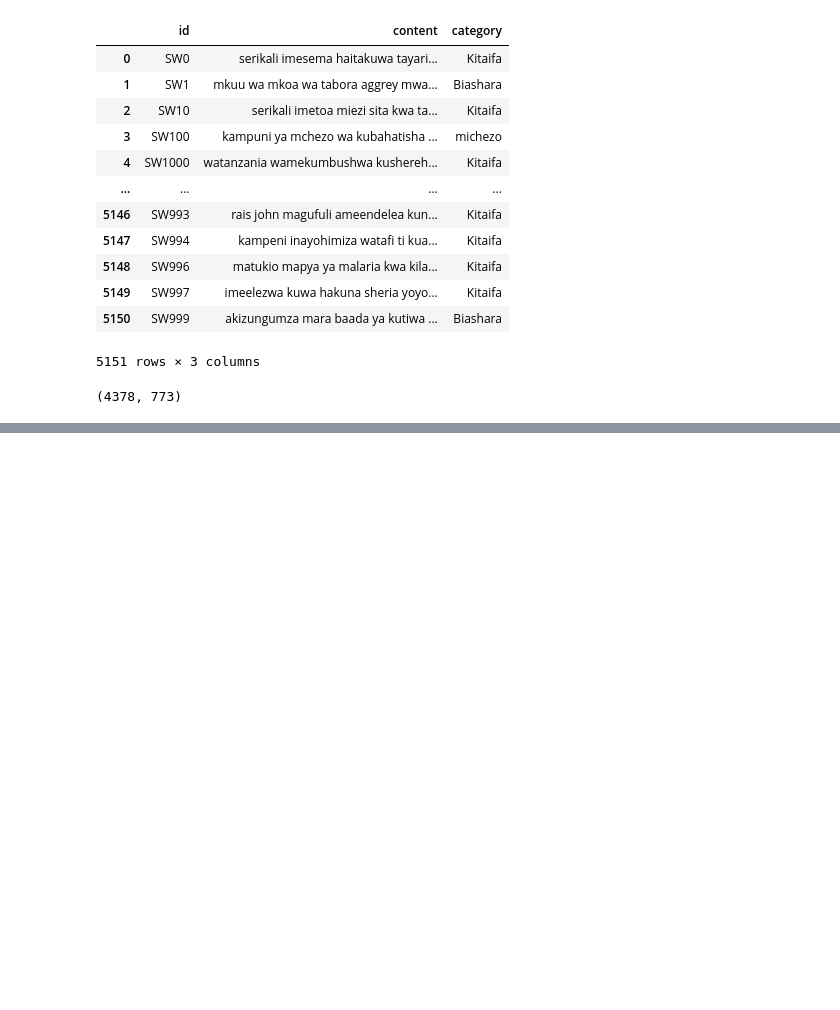
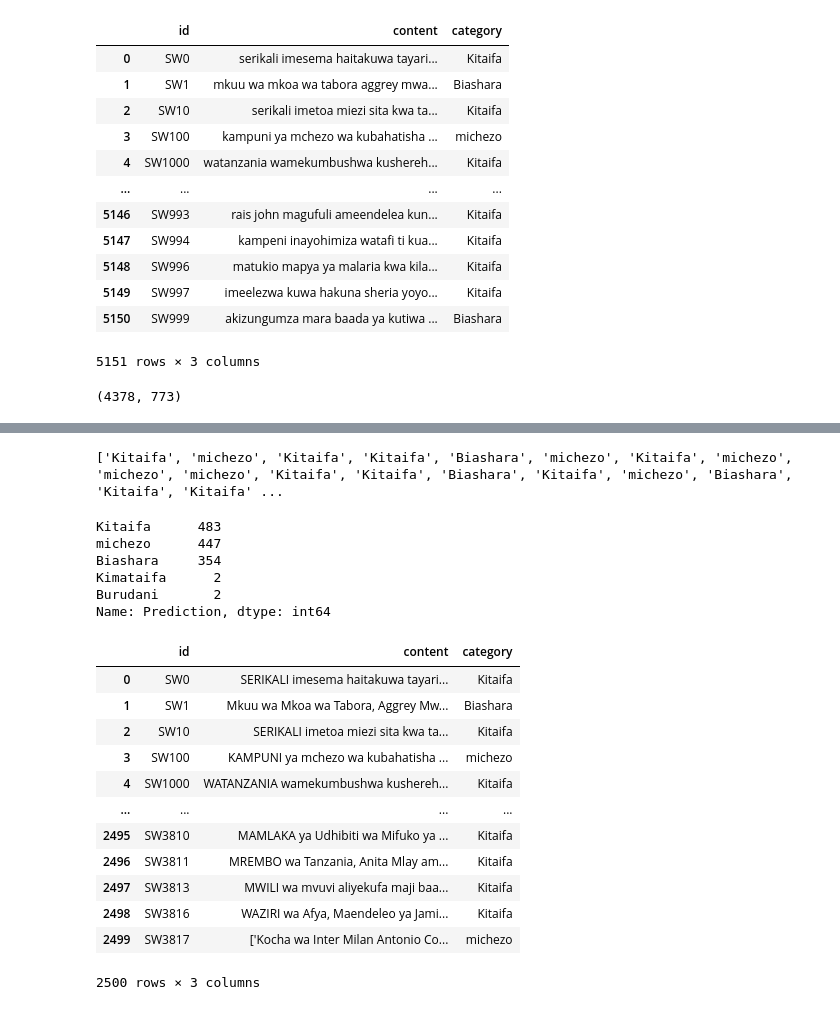
Before and after one commit to Chepngeno-langat/NLP, a Jupyter notebook: swahili_news_classification/swahili_news_classification.ipynb, the cells around one changed output, grey strips where cells are left out. Cells and saved outputs as stored; diff of their text form; code cells hidden in the pictures; blank space fills up the shorter version.

```diff
--- a/swahili_news_classification/swahili_news_classification.ipynb
+++ b/swahili_news_classification/swahili_news_classification.ipynb
@@ -158,0 +221,13 @@ Epoch 3/3
+# %%
+predicted_indices = np.argmax(predictions, axis=1)
+
+# Define category labels
+category_labels = ['Biashara', 'Burudani', 'Kimataifa', 'Kitaifa', 'michezo']
+
+# Map the indices to the corresponding category labels
+predicted_categories = [category_labels[idx] for idx in predicted_indices]
+
+# Print the predicted categories
+print(predicted_categories)
+# %% [output]
+['Kitaifa', 'michezo', 'Kitaifa', 'Kitaifa', 'Biashara', 'michezo', 'Kitaifa', 'michezo', 'michezo', 'michezo', 'Kitaifa', 'Kitaifa', 'Biashara', 'Kitaifa', 'michezo', 'Biashara', 'Kitaifa', 'Kitaifa' ...
@@ -158,0 +236,26 @@ Epoch 3/3
+# %%
+results_df.Prediction.value_counts()
+# %% [output]
+Kitaifa      483
+michezo      447
+Biashara     354
+Kimataifa      2
+Burudani       2
+Name: Prediction, dtype: int64
+# %%
+val_df = train_df[:2500]
+val_df
+# %% [output]
+|  | id | content | category |
+| 0 | SW0 | SERIKALI imesema haitakuwa tayari... | Kitaifa |
+| 1 | SW1 | Mkuu wa Mkoa wa Tabora, Aggrey Mw... | Biashara |
+| 2 | SW10 | SERIKALI imetoa miezi sita kwa ta... | Kitaifa |
+| 3 | SW100 | KAMPUNI ya mchezo wa kubahatisha ... | michezo |
+| 4 | SW1000 | WATANZANIA wamekumbushwa kushereh... | Kitaifa |
+| ... | ... | ... | ... |
+| 2495 | SW3810 | MAMLAKA ya Udhibiti wa Mifuko ya ... | Kitaifa |
+| 2496 | SW3811 | MREMBO wa Tanzania, Anita Mlay am... | Kitaifa |
+| 2497 | SW3813 | MWILI wa mvuvi aliyekufa maji baa... | Kitaifa |
+| 2498 | SW3816 | WAZIRI wa Afya, Maendeleo ya Jami... | Kitaifa |
+| 2499 | SW3817 | ['Kocha wa Inter Milan Antonio Co... | michezo |
+2500 rows × 3 columns
```
Also changed, not shown: parts of 17 cells of this notebook, 3 other files.
